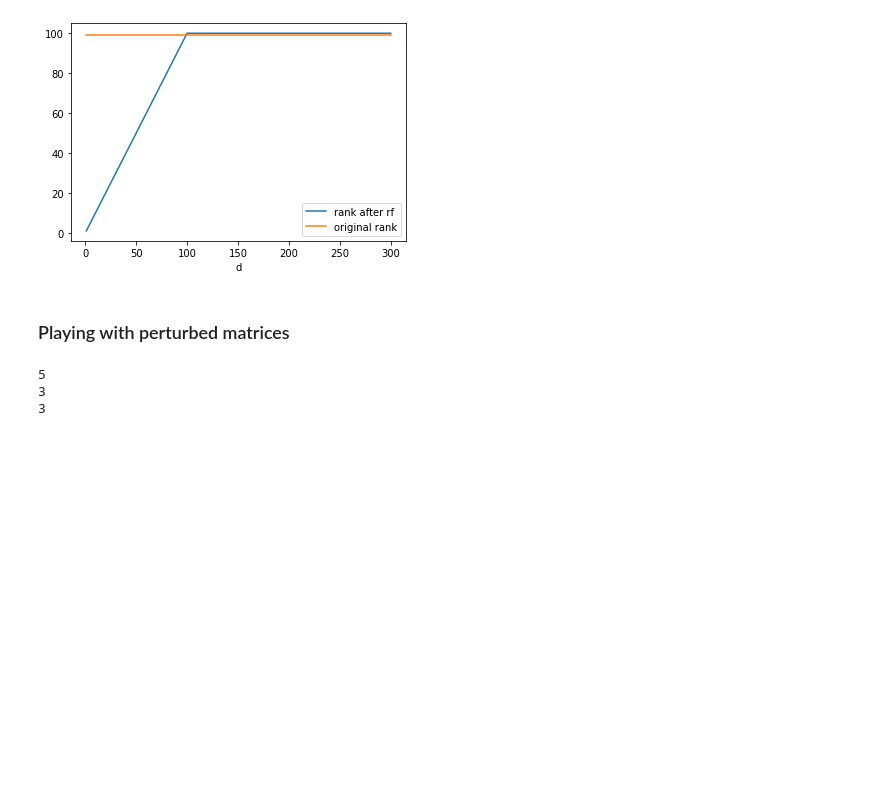
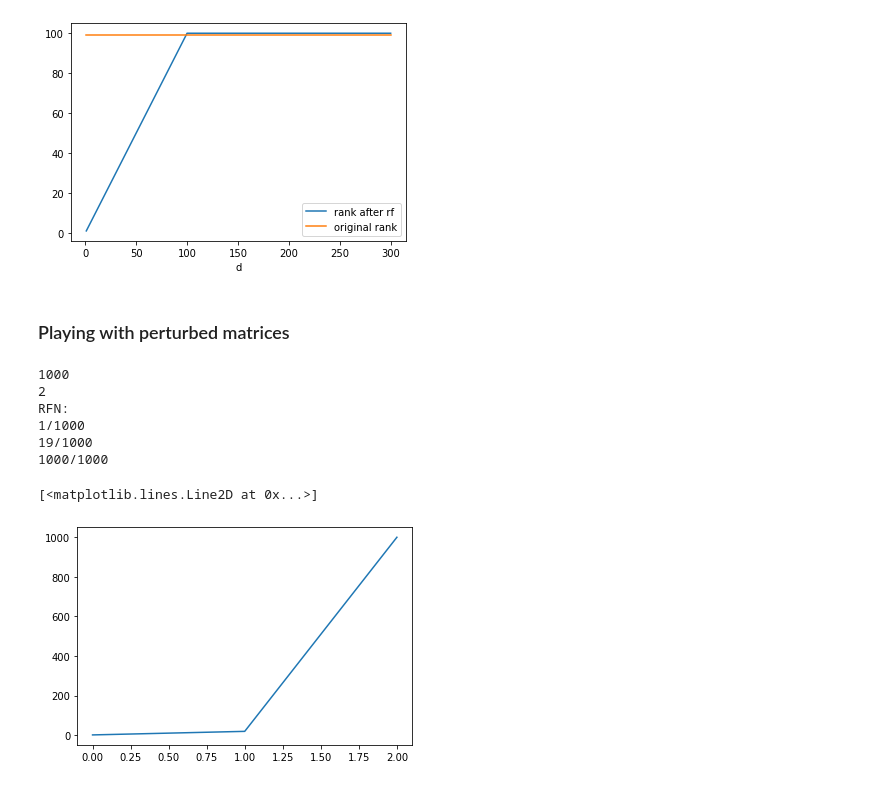
Before and after one commit to T3p/hidden-features, a Jupyter notebook: notebooks/Linear Random Features.ipynb, the cells around one changed output. Cells and saved outputs as stored; diff of their text form; code cells hidden in the pictures; blank space fills up the shorter version.

```diff
--- a/notebooks/Linear Random Features.ipynb
+++ b/notebooks/Linear Random Features.ipynb
@@ -299,21 +299,45 @@ Text(0.5, 0, 'd')
 [figure]
 # %% [markdown]
 ### Playing with perturbed matrices
-# %%
-n = 6
-m = 5
-r = 2
-A = gen_rank(n,m,r)
-
-B = A + np.random.normal(size=(n, m))
-print(np.linalg.matrix_rank(B))
-
-C = A + np.random.normal(size=m)
-print(np.linalg.matrix_rank(C))
-
-D = C + np.random.normal(size=m)
-print(np.linalg.matrix_rank(D))
-# %% [output]
-5
-3
-3
+# %%
+n = 1000
+m = n
+r = 1
+A = gen_rank(n,m,r)
+std = 1
+
+B = A + np.random.normal(size=(n, m), scale=std)
+print(np.linalg.matrix_rank(B))
+
+C = A + np.random.normal(size=m, scale=std)
+print(np.linalg.matrix_rank(C))
+
+
+print('RFN:')
+D = A
+rank = np.linalg.matrix_rank(D)
+ranks = [rank]
+print('%d/%d' % (rank, min(m, n)))
+max_layers = 100
+activation = np.cos
+#activation = lambda X: np.maximum(X, 0)
+#activation = lambda X: X**2 / np.linalg.norm(X**2, 2)
+#activation = lambda X: 0.01 * X**2
+while(np.linalg.matrix_rank(D) < min(n, m) and len(ranks) < max_layers):
+    W = np.random.normal(size=(n,n), scale=std)
+    b = np.random.normal(size=m, scale=std)
+    D = np.matmul(W, D) + b
+    D = activation(D)
+    rank = np.linalg.matrix_rank(D)
+    ranks.append(rank)
+    print('%d/%d' % (rank, min(m, n)))
+plt.plot(range(len(ranks)), ranks)
+# %% [output]
+1000
+2
+RFN:
+1/1000
+19/1000
+1000/1000
+[<matplotlib.lines.Line2D at 0x...>]
+[figure, added]
```
Also changed, not shown: parts of 8 cells of this notebook, 9 other files.
